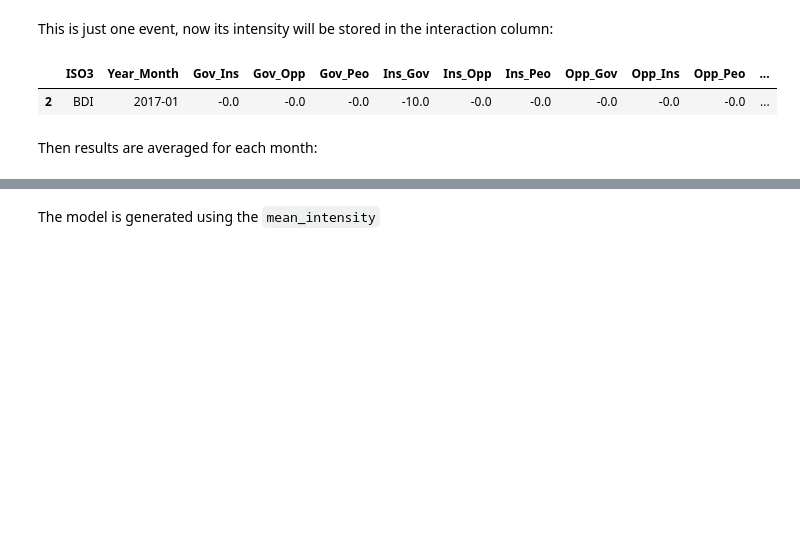
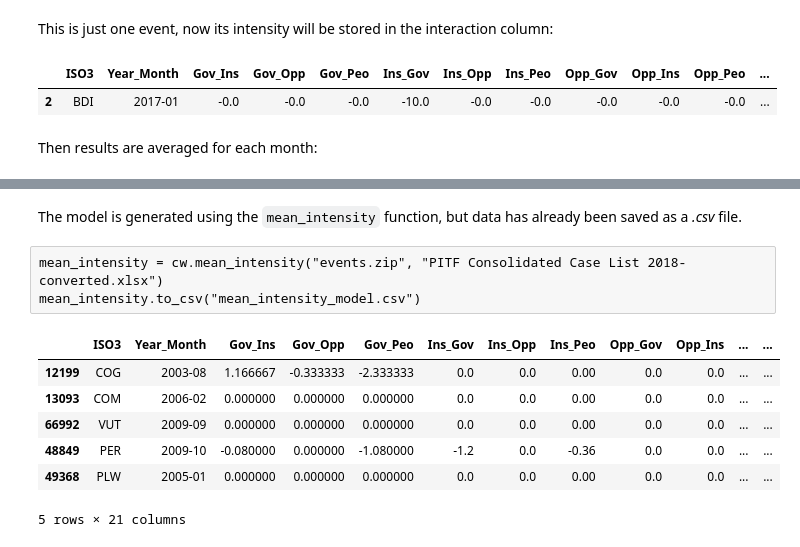
Before and after one commit to jorgerodpen/Civil-War-Forecast, a Jupyter notebook: Civil-Wars.ipynb, the cells around one changed output, grey strips where cells are left out. Cells and saved outputs as stored; diff of their text form; code cells hidden in the pictures; blank space fills up the shorter version.

```diff
--- a/Civil-Wars.ipynb
+++ b/Civil-Wars.ipynb
@@ -486,4 +480,7 @@ mean_intensity_2017.groupby(["ISO3","Year_Month"]).mean().loc["BDI","2017-01",:]
 | ISO3 | Year_Month |  |  |  |  |  |  |  |  |  |  | ... |
 | BDI | 2017-01 | 0.0 | 0.0 | -0.794595 | -3.648649 | 0.0 | -0.513514 | 0.081081 | 0.0 | 0.0 | -0.432432 | ... |
 # %% [markdown]
-The model is generated using the <code>mean_intensity</code>
+The model is generated using the <code>mean_intensity</code> function, but data has already been saved as a *.csv* file.
+# %% [raw]
+mean_intensity = cw.mean_intensity("events.zip", "PITF Consolidated Case List 2018-converted.xlsx")
+mean_intensity.to_csv("mean_intensity_model.csv")
@@ -489,0 +491,10 @@ The model is generated using the <code>mean_intensity</code>
+# %%
+mean_intensity.sample(5)
+# %% [output]
+|  | ISO3 | Year_Month | Gov_Ins | Gov_Opp | Gov_Peo | Ins_Gov | Ins_Opp | Ins_Peo | Opp_Gov | Opp_Ins | ... | ... |
+| 12199 | COG | 2003-08 | 1.166667 | -0.333333 | -2.333333 | 0.0 | 0.0 | 0.00 | 0.0 | 0.0 | ... | ... |
+| 13093 | COM | 2006-02 | 0.000000 | 0.000000 | 0.000000 | 0.0 | 0.0 | 0.00 | 0.0 | 0.0 | ... | ... |
+| 66992 | VUT | 2009-09 | 0.000000 | 0.000000 | 0.000000 | 0.0 | 0.0 | 0.00 | 0.0 | 0.0 | ... | ... |
+| 48849 | PER | 2009-10 | -0.080000 | 0.000000 | -1.080000 | -1.2 | 0.0 | -0.36 | 0.0 | 0.0 | ... | ... |
+| 49368 | PLW | 2005-01 | 0.000000 | 0.000000 | 0.000000 | 0.0 | 0.0 | 0.00 | 0.0 | 0.0 | ... | ... |
+5 rows × 21 columns
```
Also changed, not shown: parts of 84 cells of this notebook, 2 other files.
